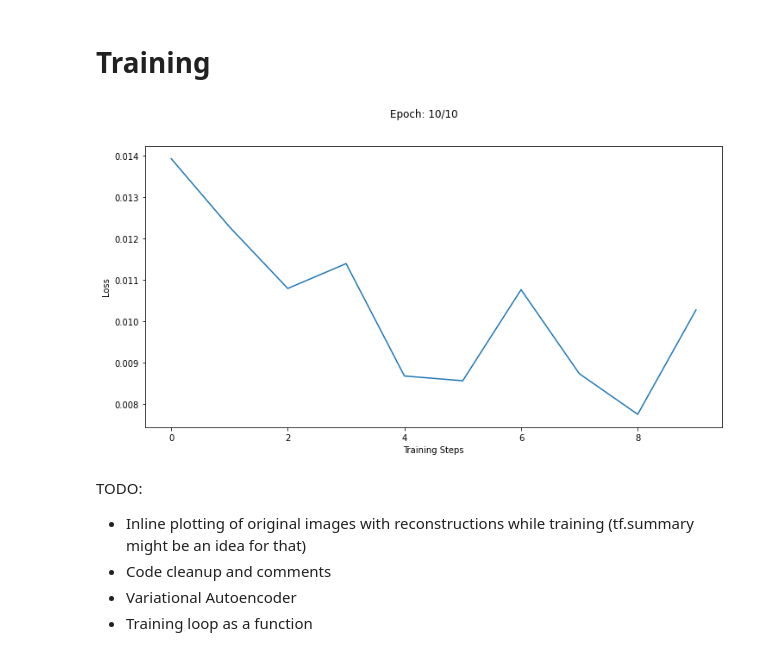
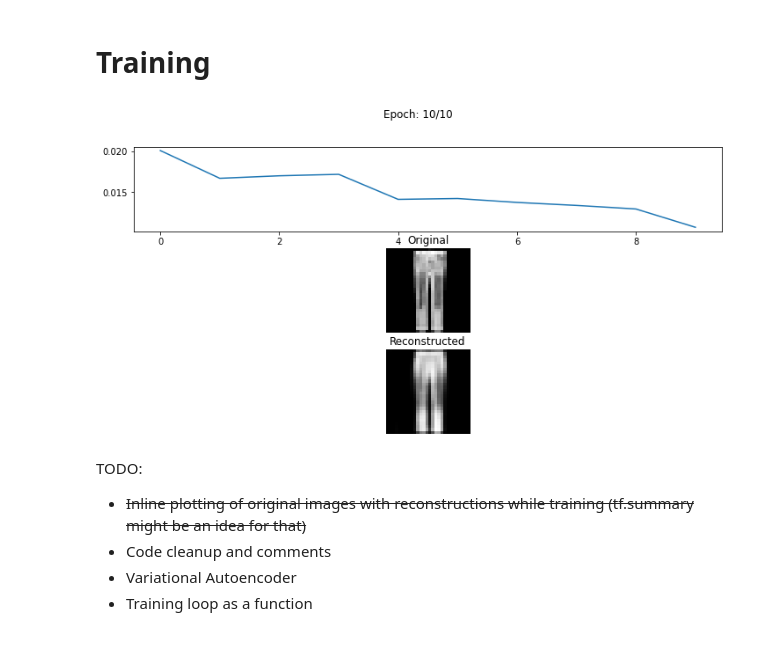
Before and after one commit to Maxoz99/ANNs-TensorFlow, a Jupyter notebook: Homework07/homework07.ipynb, the cells around one changed output. Drawn from its saved outputs; the diff is of its cells as text; code cells hidden in the pictures.

Commit message:
Inline Plotting and architecture closer to task

```diff
--- a/Homework07/homework07.ipynb
+++ b/Homework07/homework07.ipynb
@@ -50,6 +50,7 @@ train_dataset= tf.data.Dataset.from_tensor_slices(train_images)
 
 #we normalize our data and center the pixel values around zero
 train_dataset = train_dataset.map(lambda img : (tf.cast(img/255, tf.float32)))
+train_dataset = train_dataset.map(lambda img : tf.reshape(img, (28,28,1)))
 train_dataset = train_dataset.shuffle(buffer_size=128)
 train_dataset = train_dataset.batch(batch_size)
 train_dataset = train_dataset.prefetch(prefetch_size)
@@ -57,6 +58,7 @@ train_dataset = train_dataset.prefetch(prefetch_size)
 # repeat for the test dataset
 test_dataset = tf.data.Dataset.from_tensor_slices(test_images)
 test_dataset = test_dataset.map(lambda img : (tf.cast(img/255, tf.float32)))
+test_dataset = test_dataset.map(lambda img : tf.reshape(img, (28,28,1)))
 test_dataset = test_dataset.shuffle(buffer_size=128)
 test_dataset = test_dataset.batch(batch_size)
 test_dataset = test_dataset.prefetch(prefetch_size)
@@ -77,6 +79,8 @@ class Encoder(tf.keras.Model):
     def __init__(self, latent_dim):
         super(Encoder, self).__init__()
         self.layer_list = [
+            layers.Conv2D(2,3,strides=2),
+            layers.Conv2D(2,3,strides=2),
             layers.Flatten(),
             layers.Dense(latent_dim, activation="relu")
         ]
@@ -92,7 +96,10 @@ class Decoder(tf.keras.Model):
         super(Decoder, self).__init__()
         self.layer_list = [
             layers.Dense(784, activation="sigmoid"),
-            layers.Reshape((28, 28))
+            layers.Reshape((28, 28, 1)),
+            layers.Conv2DTranspose(1, 14),
+            layers.Conv2DTranspose(1, 15),
+            layers.Conv2D(1, 28, activation="sigmoid")
         ]
 
     def call(self, x):
@@ -128,46 +137,63 @@ def train_step(model, input, original, loss_function, optimizer):
     gradients = tape.gradient(loss, model.trainable_variables)
   optimizer.apply_gradients(zip(gradients, model.trainable_variables))
   return loss
+
+
+def test(model, test_data):
+  # test over complete test data
+  originals = []
+  reconstructions = []
+
+  for input in test_data:
+    originals.append(input)
+    reconstructions.append(model(input))
+  return originals, reconstructions
 # %%
 import time
 from IPython.display import clear_output
 %matplotlib inline
 tf.keras.backend.clear_session()
 
 model = ConvolutionalAutoencoder(64) # I have no idea why 64 yet - maybe batch size?
 num_epochs = 10
 learning_rate = 0.001
 train_losses = []
 test_losses = []
 loss_function = tf.losses.MeanSquaredError()
 optimizer = tf.optimizers.Adam(learning_rate)
 
 # We train for num_epochs epochs.
 for epoch in range(num_epochs):
     start = time.perf_counter()
 
     #training (and checking in with training)
     for input in train_dataset:
         train_loss = train_step(model, input, input, loss_function, optimizer)
     train_losses.append(train_loss)
 
-    train_dataset = train_dataset.shuffle(buffer_size=128)
+    #train_dataset = train_dataset.shuffle(buffer_size=128)
 
     end = time.perf_counter()
+    original_img, reconstructed_img = test(model, test_dataset)
 
 
     # Plotting
     clear_output(wait=True) # Clear the previous graph
-    fig, ax = plt.subplots(1,1, figsize=(12,6))
+    fig, ax = plt.subplots(3,1, figsize=(12,6))
     fig.suptitle(f"Epoch: {epoch+1}/{num_epochs}")
-    ax.plot(train_losses)
-    ax.set(xlabel="Training Steps", ylabel="Loss")
+    ax[0].plot(train_losses)
+    ax[1].imshow(original_img[0].numpy()[0], cmap="gray")
+    ax[2].imshow(reconstructed_img[0].numpy()[0], cmap="gray")
+    ax[1].set_title("Original")
+    ax[2].set_title("Reconstructed")
+    ax[1].axis("off")
+    ax[2].axis("off")
     plt.show()
 # %% [output]
-[figure, old version]
+[figure, new version]
 # %% [markdown]
 TODO:
-- Inline plotting of original images with reconstructions while training (tf.summary might be an idea for that)
+- ~~Inline plotting of original images with reconstructions while training (tf.summary might be an idea for that)~~
 - Code cleanup and comments
 - Variational Autoencoder
 - Training loop as a function
```
Also changed, not shown: parts of 1 cell of this notebook.
